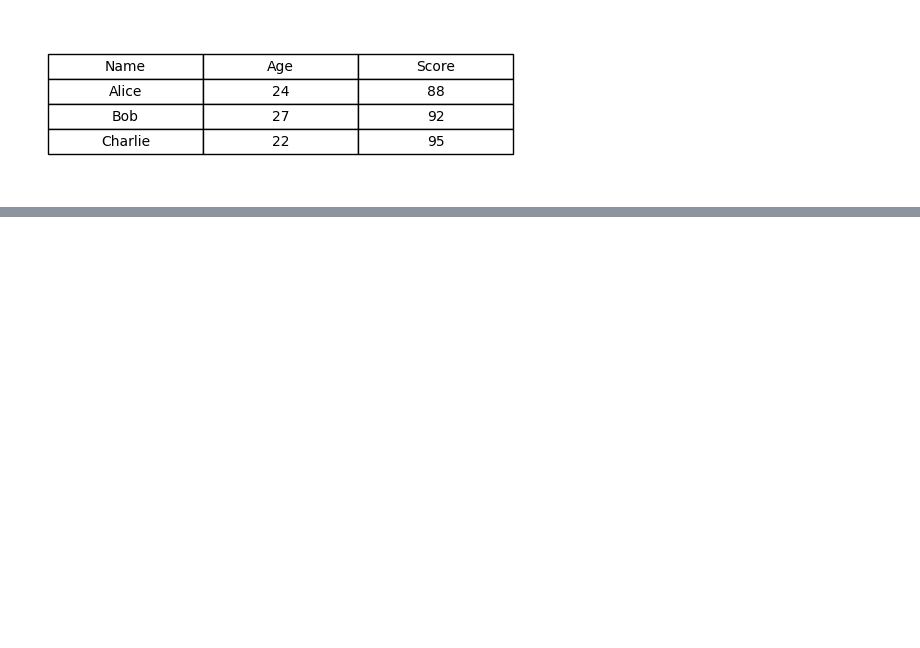
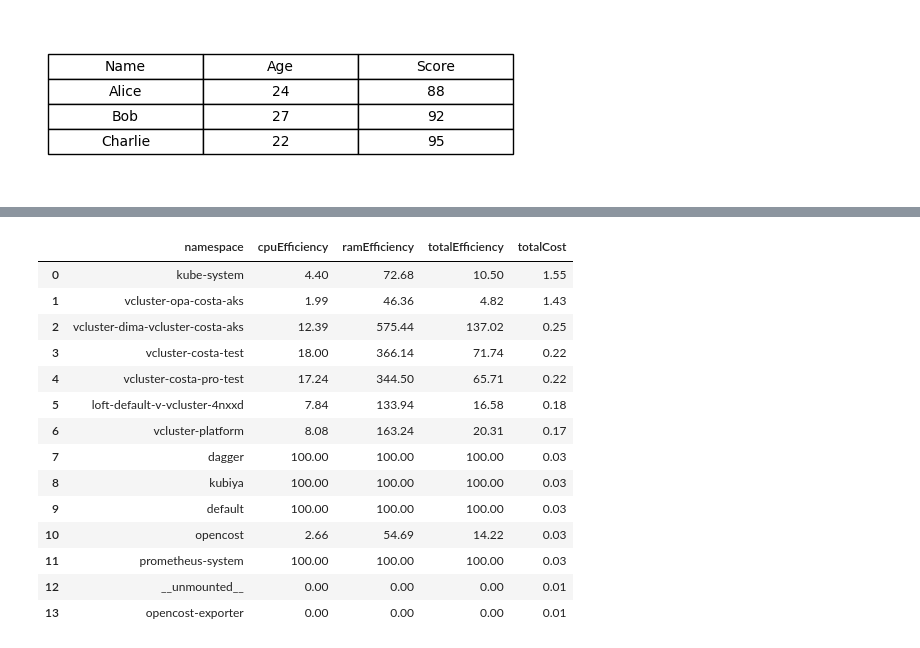
Before and after one commit to michaelkubi/costs-optimizations, a Jupyter notebook: graph.ipynb, the cells around one changed output, grey strips where cells are left out. Saved outputs shown, nothing was run; the diff lists cells and outputs as text; code cells hidden in the pictures; blank space fills up the shorter version.

```diff
--- a/graph.ipynb
+++ b/graph.ipynb
@@ -26 +45,30 @@ plt.savefig("dataframe_matplotlib.png")
+# %%
+
+# Remove percentage and dollar signs, and convert to numeric
+df['cpuEfficiency'] = df['cpuEfficiency'].replace('%', '').astype(float)
+df['ramEfficiency'] = df['ramEfficiency'].str.replace('%', '').astype(float)
+df['totalEfficiency'] = df['totalEfficiency'].str.replace('%', '').astype(float)
+df['totalCost'] = df['totalCost'].str.replace('', '').astype(float)
+
+# plot it
+# Reset the index if you want 'namespace' as a column
+df = df.reset_index().rename(columns={'index': 'namespace'})
+
+df
+# %% [output]
+|  | namespace | cpuEfficiency | ramEfficiency | totalEfficiency | totalCost |
+| 0 | kube-system | 4.40 | 72.68 | 10.50 | 1.55 |
+| 1 | vcluster-opa-costa-aks | 1.99 | 46.36 | 4.82 | 1.43 |
+| 2 | vcluster-dima-vcluster-costa-aks | 12.39 | 575.44 | 137.02 | 0.25 |
+| 3 | vcluster-costa-test | 18.00 | 366.14 | 71.74 | 0.22 |
+| 4 | vcluster-costa-pro-test | 17.24 | 344.50 | 65.71 | 0.22 |
+| 5 | loft-default-v-vcluster-4nxxd | 7.84 | 133.94 | 16.58 | 0.18 |
+| 6 | vcluster-platform | 8.08 | 163.24 | 20.31 | 0.17 |
+| 7 | dagger | 100.00 | 100.00 | 100.00 | 0.03 |
+| 8 | kubiya | 100.00 | 100.00 | 100.00 | 0.03 |
+| 9 | default | 100.00 | 100.00 | 100.00 | 0.03 |
+| 10 | opencost | 2.66 | 54.69 | 14.22 | 0.03 |
+| 11 | prometheus-system | 100.00 | 100.00 | 100.00 | 0.03 |
+| 12 | __unmounted__ | 0.00 | 0.00 | 0.00 | 0.01 |
+| 13 | opencost-exporter | 0.00 | 0.00 | 0.00 | 0.01 |
 # %%
```
Also changed, not shown: parts of 5 cells of this notebook, 4 other files.
